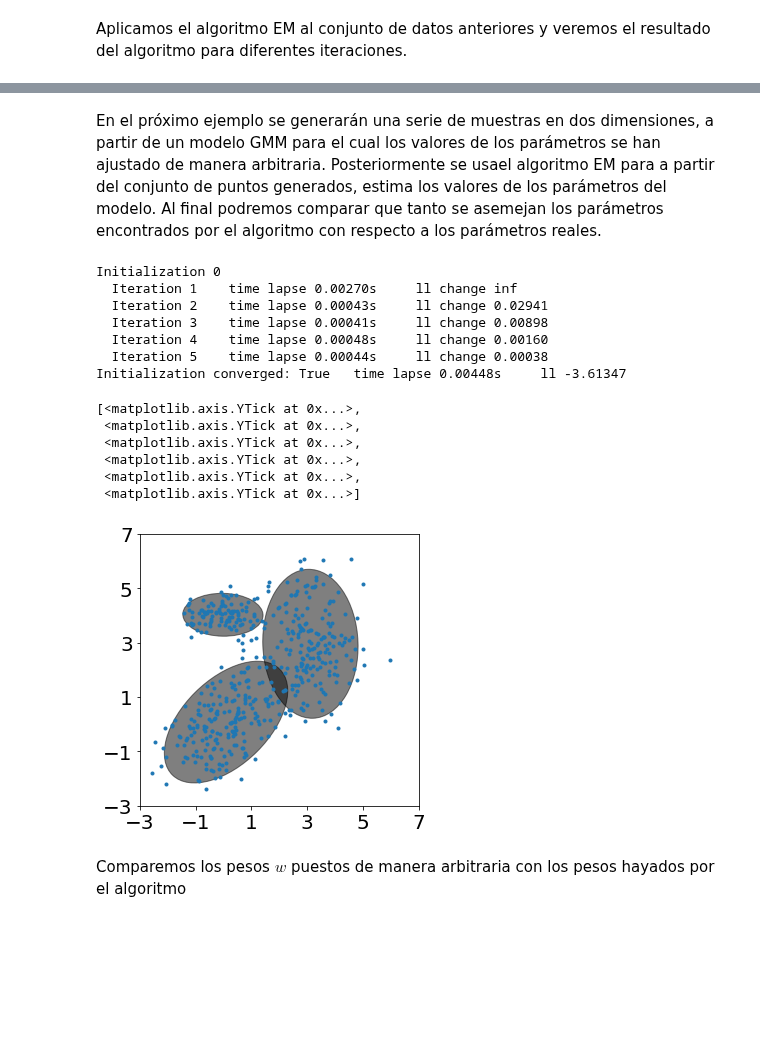
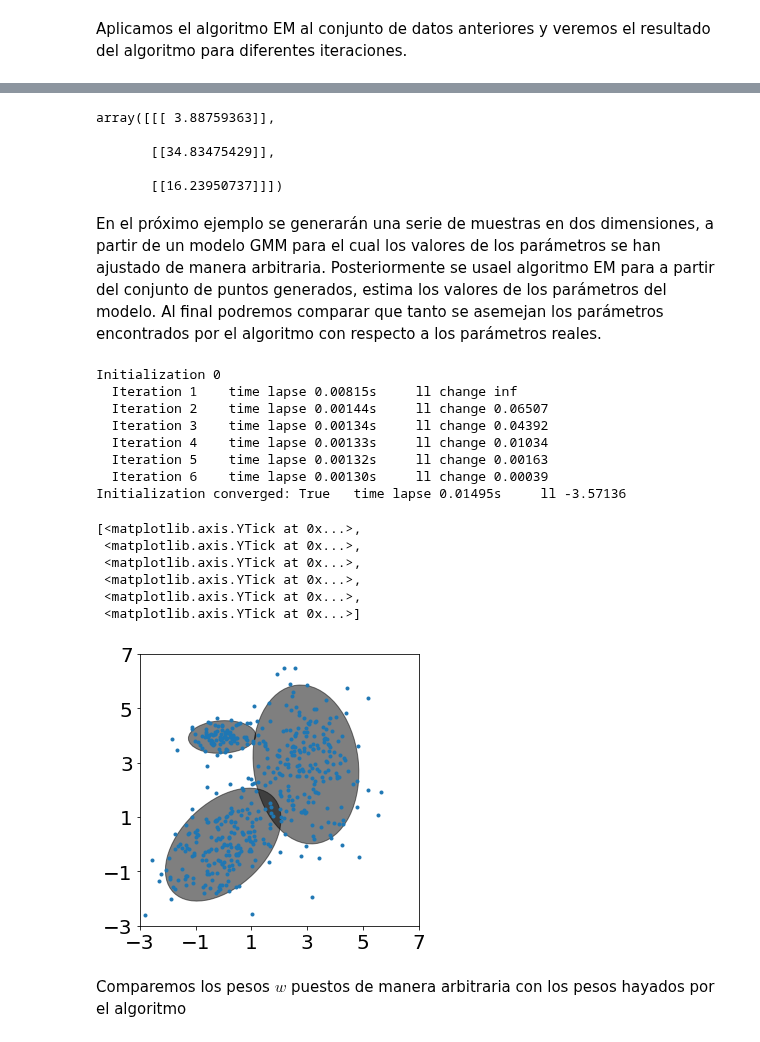
Before and after one commit to jdariasl/ML_IntroductoryCourse, a Jupyter notebook: Clase 04 - Modelos de Mezclas de Gausianas - Aprendizaje no supervisado.ipynb, the cells around one changed output, grey strips where cells are left out. Saved outputs shown, nothing was run; the diff lists cells and outputs as text; code cells hidden in the pictures; blank space fills up the shorter version.

```diff
--- a/Clase 04 - Modelos de Mezclas de Gausianas - Aprendizaje no supervisado.ipynb
+++ b/Clase 04 - Modelos de Mezclas de Gausianas - Aprendizaje no supervisado.ipynb
@@ -238,45 +236,54 @@ array([[-2.03530490e+01],
+# %%
+gmm.covariances_
+# %% [output]
+array([[[ 3.88759363]],
+
+       [[34.83475429]],
+
+       [[16.23950737]]])
 # %% [markdown]
 En el próximo ejemplo se generarán una serie de muestras en dos dimensiones, a partir de un modelo GMM para el cual los valores de los parámetros se han ajustado de manera arbitraria. Posteriormente se usael algoritmo EM para a partir del conjunto de puntos generados, estima los valores de los parámetros del modelo. Al final podremos comparar que tanto se asemejan los parámetros encontrados por el algoritmo con respecto a los parámetros reales.
 # %%
 %matplotlib inline
 mc = [0.4, 0.4, 0.2] # Mixing coefficients
 centroids = [ array([0,0]), array([3,3]), array([0,4]) ]
 ccov = [ array([[1,0.4],[0.4,1]]), diag((1,2)), diag((0.4,0.1)) ]
 
 # Generate samples from the gaussian mixture model
 x1 = np.random.multivariate_normal(centroids[0], ccov[0], 200)
 x2 = np.random.multivariate_normal(centroids[1], ccov[1], 200)
 x3 = np.random.multivariate_normal(centroids[2], ccov[2], 100)
 X = np.concatenate((x1,x2,x3),axis=0)
 
 fig, ax = plt.subplots(figsize=(5,5))
 ax.plot(X[:,0], X[:,1], '.')
-
+n_components = 3
 #Expectation-Maximization of Mixture of Gaussians
-gmm = GaussianMixture(n_components=3, covariance_type='full', max_iter=100, verbose=2, verbose_interval=1)
+gmm = GaussianMixture(n_components=n_components, covariance_type='full', max_iter=100, verbose=2, verbose_interval=1)
 gmm.fit(X)
 
-for i in range(3):
+for i in range(n_components):
     plot_ellipse(ax,gmm.means_[i,:],gmm.covariances_[i,:,:].reshape(2,2))
 ax.set_xlim(-3, 7)
 ax.set_ylim(-3, 7)
 ax.set_xticks(np.arange(-3,8,2))
 ax.set_yticks(np.arange(-3,8,2))
 # %% [output]
 Initialization 0
-  Iteration 1    time lapse 0.00270s     ll change inf
-  Iteration 2    time lapse 0.00043s     ll change 0.02941
-  Iteration 3    time lapse 0.00041s     ll change 0.00898
-  Iteration 4    time lapse 0.00048s     ll change 0.00160
-  Iteration 5    time lapse 0.00044s     ll change 0.00038
-Initialization converged: True   time lapse 0.00448s     ll -3.61347
+  Iteration 1    time lapse 0.00815s     ll change inf
+  Iteration 2    time lapse 0.00144s     ll change 0.06507
+  Iteration 3    time lapse 0.00134s     ll change 0.04392
+  Iteration 4    time lapse 0.00133s     ll change 0.01034
+  Iteration 5    time lapse 0.00132s     ll change 0.00163
+  Iteration 6    time lapse 0.00130s     ll change 0.00039
+Initialization converged: True   time lapse 0.01495s     ll -3.57136
 [<matplotlib.axis.YTick at 0x...>,
  <matplotlib.axis.YTick at 0x...>,
  <matplotlib.axis.YTick at 0x...>,
  <matplotlib.axis.YTick at 0x...>,
  <matplotlib.axis.YTick at 0x...>,
  <matplotlib.axis.YTick at 0x...>]
-[figure, old version]
+[figure, new version]
 # %% [markdown]
 Comparemos los pesos $w$ puestos de manera arbitraria con los pesos hayados por el algoritmo
 # %%
```
Also changed, not shown: parts of 5 cells of this notebook, 1 other file.
